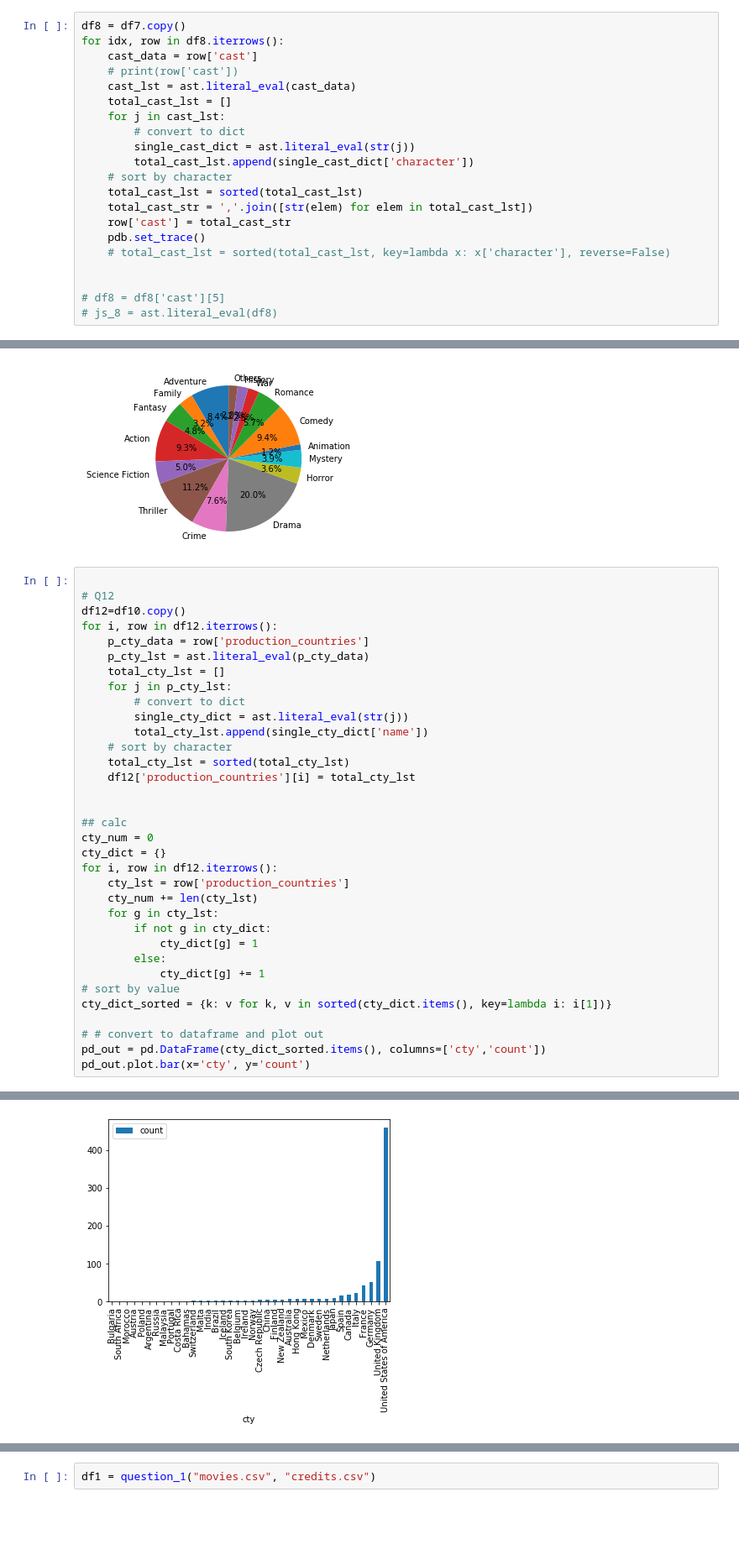
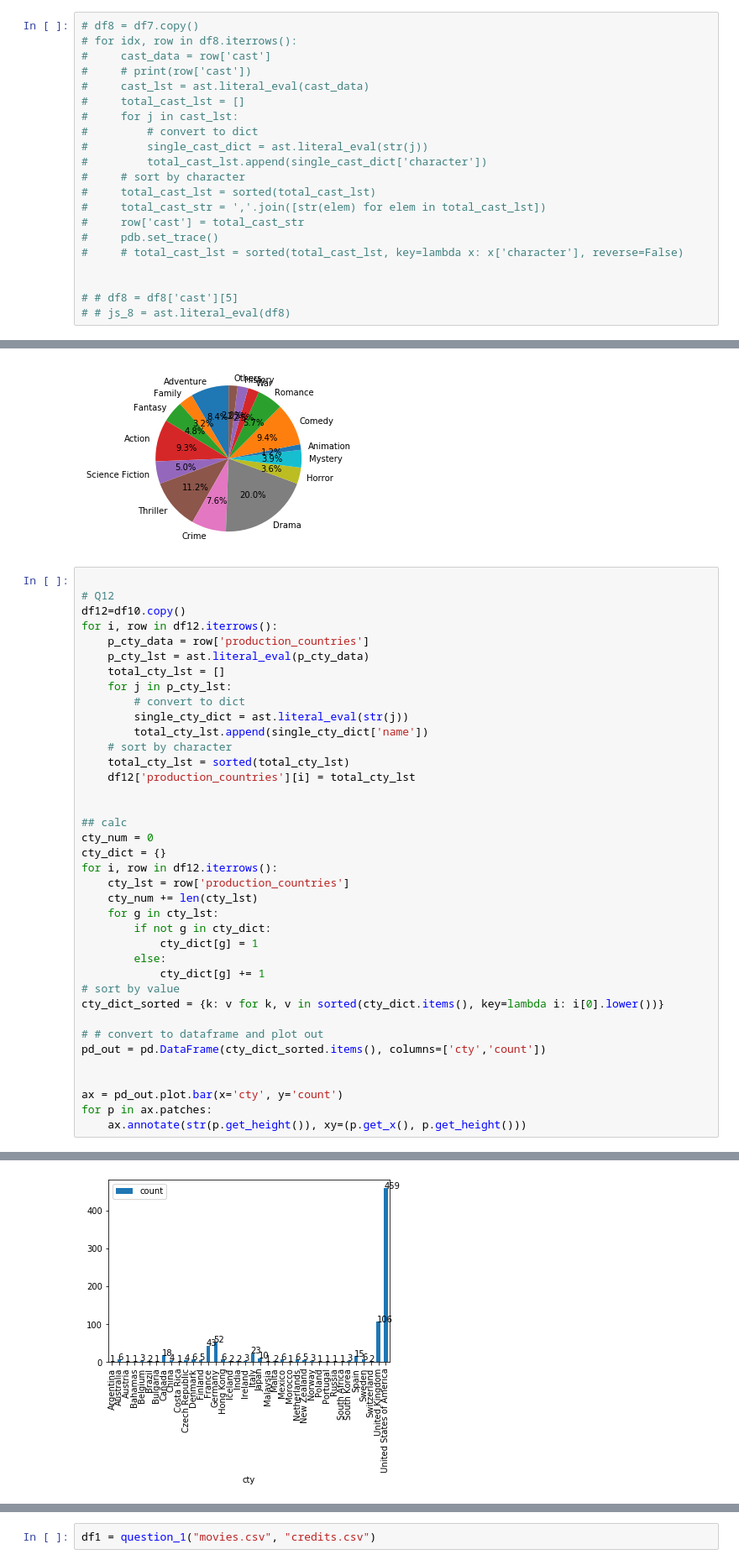
Before and after one commit to mmmxu/COMP9321, a Jupyter notebook: assn/assn1/test.ipynb, the cells around one changed output, grey strips where cells are left out. Shown: that part at 84% size. Drawn from its saved outputs; the diff is of its cells as text; blank space fills up the shorter version.

```diff
--- a/assn/assn1/test.ipynb
+++ b/assn/assn1/test.ipynb
@@ -158,21 +143,21 @@ df8
 # %%
-df8 = df7.copy()
-for idx, row in df8.iterrows():
-    cast_data = row['cast']
-    # print(row['cast'])
-    cast_lst = ast.literal_eval(cast_data)
-    total_cast_lst = []
-    for j in cast_lst:
-        # convert to dict
-        single_cast_dict = ast.literal_eval(str(j))
-        total_cast_lst.append(single_cast_dict['character'])
-    # sort by character
-    total_cast_lst = sorted(total_cast_lst)
-    total_cast_str = ','.join([str(elem) for elem in total_cast_lst])
-    row['cast'] = total_cast_str
-    pdb.set_trace()
-    # total_cast_lst = sorted(total_cast_lst, key=lambda x: x['character'], reverse=False)
+# df8 = df7.copy()
+# for idx, row in df8.iterrows():
+#     cast_data = row['cast']
+#     # print(row['cast'])
+#     cast_lst = ast.literal_eval(cast_data)
+#     total_cast_lst = []
+#     for j in cast_lst:
+#         # convert to dict
+#         single_cast_dict = ast.literal_eval(str(j))
+#         total_cast_lst.append(single_cast_dict['character'])
+#     # sort by character
+#     total_cast_lst = sorted(total_cast_lst)
+#     total_cast_str = ','.join([str(elem) for elem in total_cast_lst])
+#     row['cast'] = total_cast_str
+#     pdb.set_trace()
+#     # total_cast_lst = sorted(total_cast_lst, key=lambda x: x['character'], reverse=False)
 
 
-# df8 = df8['cast'][5]
-# js_8 = ast.literal_eval(df8)
+# # df8 = df8['cast'][5]
+# # js_8 = ast.literal_eval(df8)
@@ -344,9 +320,13 @@ for i, row in df12.iterrows():
         else:
             cty_dict[g] += 1
 # sort by value
-cty_dict_sorted = {k: v for k, v in sorted(cty_dict.items(), key=lambda i: i[1])}
+cty_dict_sorted = {k: v for k, v in sorted(cty_dict.items(), key=lambda i: i[0].lower())}
 
 # # convert to dataframe and plot out
 pd_out = pd.DataFrame(cty_dict_sorted.items(), columns=['cty','count'])
-pd_out.plot.bar(x='cty', y='count')
+
+
+ax = pd_out.plot.bar(x='cty', y='count')
+for p in ax.patches:
+    ax.annotate(str(p.get_height()), xy=(p.get_x(), p.get_height()))
 # %% [output]
@@ -354,4 +333,4 @@ pd_out.plot.bar(x='cty', y='count')
-[figure, old version]
+[figure, new version]
 # %%
 # ref https://stackoverflow.com/questions/21654635/scatter-plots-in-pandas-pyplot-how-to-plot-by-category
 ## Q13
```
Also changed, not shown: parts of 5 cells of this notebook, 1 other file.
